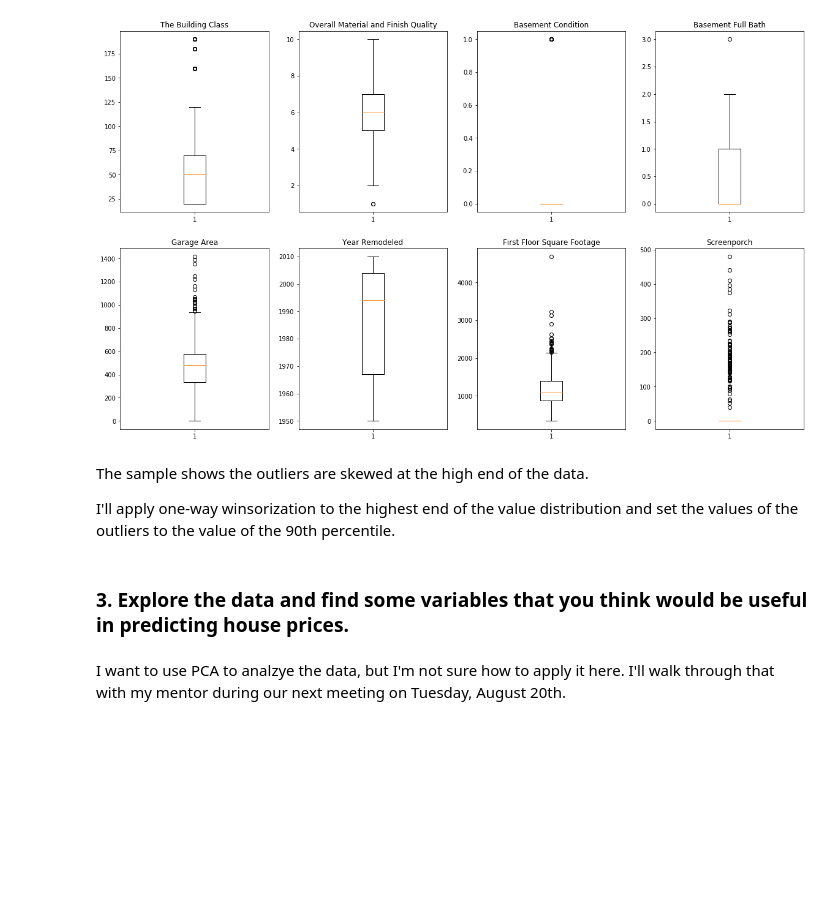
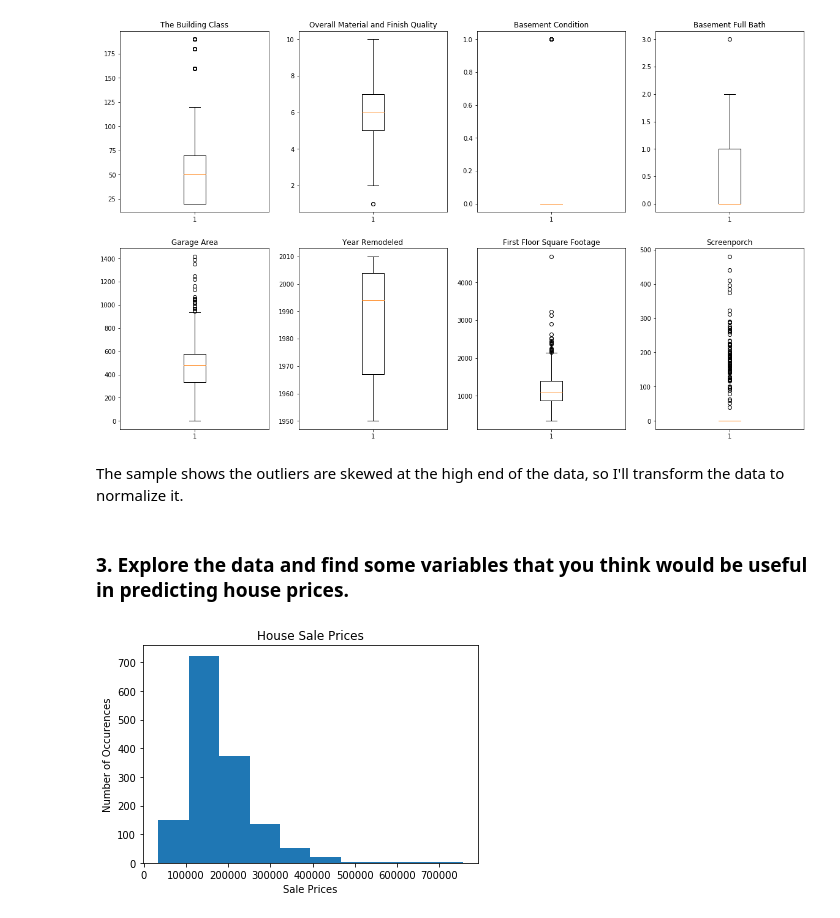
Before and after one commit to DanikaHannon/Data-Science-Drills, a Jupyter notebook: 19.2 Simple linear regression with OLS (Ordinary Least Squares).ipynb, the cells around one changed output. Drawn from its saved outputs; the diff is of its cells as text; code cells hidden in the pictures; blank space fills up the shorter version.

```diff
--- a/19.2 Simple linear regression with OLS (Ordinary Least Squares).ipynb
+++ b/19.2 Simple linear regression with OLS (Ordinary Least Squares).ipynb
@@ -232,6 +232,4 @@ plt.show()
 # %% [output]
 [figure]
 # %% [markdown]
-The sample shows the outliers are skewed at the high end of the data.
-
-I'll apply one-way winsorization to the highest end of the value distribution and set the values of the outliers to the value of the 90th percentile.
+The sample shows the outliers are skewed at the high end of the data, so I'll transform the data to normalize it.
@@ -242,4 +248,11 @@ fourth_revision_house_prices_df = winsorized_views = winsorize(second_revision_h
 # %% [markdown]
 ### 3. Explore the data and find some variables that you think would be useful in predicting house prices.
-# %% [markdown]
-I want to use PCA to analzye the data, but I'm not sure how to apply it here. I'll walk through that with my mentor during our next meeting on Tuesday, August 20th.
+# %%
+plt.hist(fourth_revision_house_prices_df['saleprice'])
+plt.title('House Sale Prices')
+plt.xlabel('Sale Prices')
+plt.ylabel('Number of Occurences')
+
+plt.show()
+# %% [output]
+[figure, added]
```
Also changed, not shown: parts of 8 cells of this notebook.
